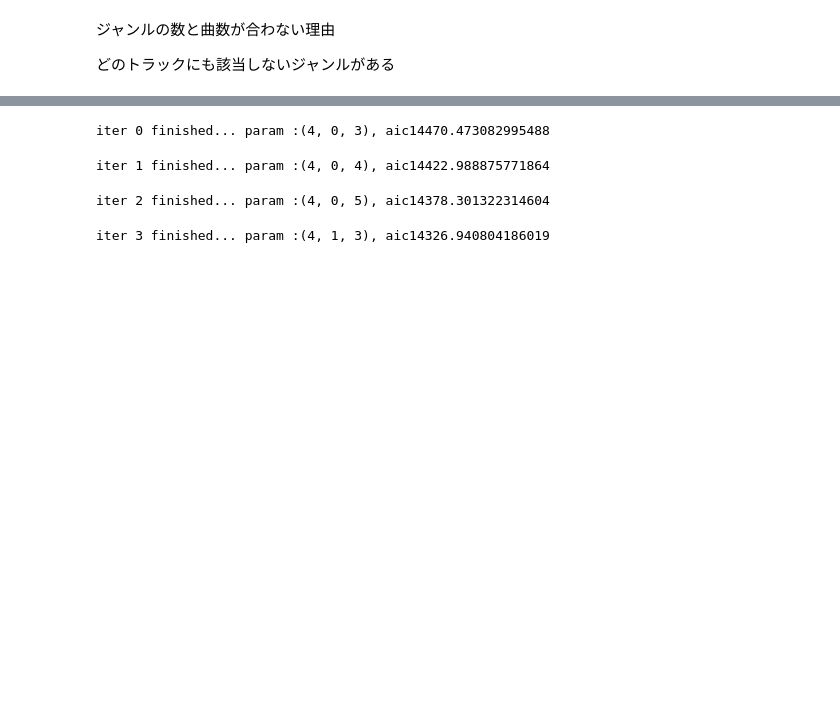
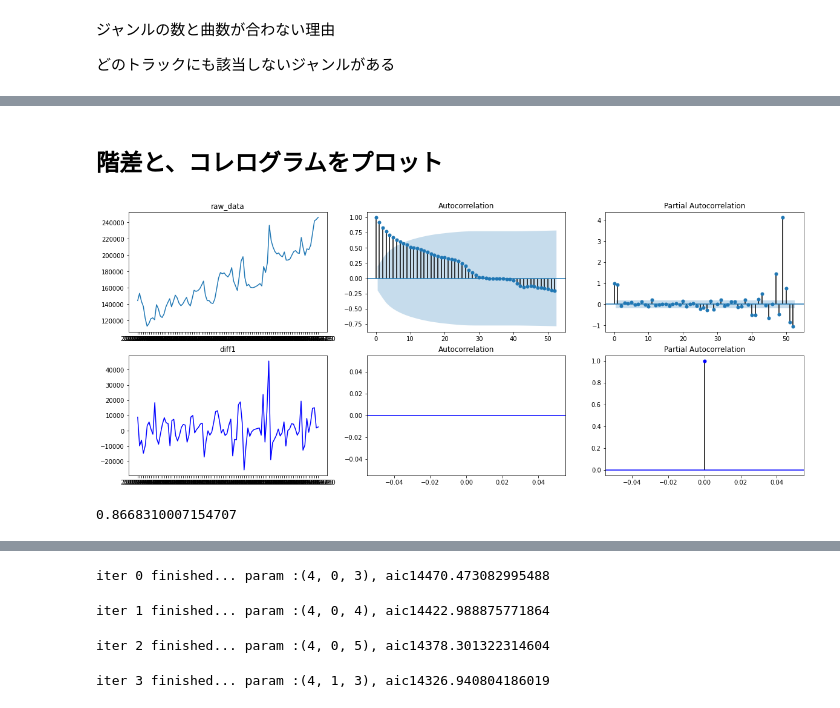
Before and after one commit to loverico/python_lecture, a Jupyter notebook: [Python講座]第3回Spotify_APIを用いたデータ分析.ipynb, the cells around one changed output, grey strips where cells are left out. Cells and saved outputs as stored; diff of their text form; code cells hidden in the pictures; blank space fills up the shorter version.

```diff
--- a/[Python講座]第3回Spotify_APIを用いたデータ分析.ipynb
+++ b/[Python講座]第3回Spotify_APIを用いたデータ分析.ipynb
@@ -1100,0 +428,7 @@ aic_df
+# %%
+#2019年を予測検証データに用いるため分ける
+# 訓練用のデータ
+train= UchiageHanabi_trend[
+    (UchiageHanabi_trend.date <= "2019-06-30")].set_index("date")[["Streams"]]
+# test（検証用のデータ)
+test = UchiageHanabi_trend[UchiageHanabi_trend.date > "2019-06-30"].set_index("date")[["Streams"]]
@@ -1100,0 +464,37 @@ aic_df
+# %% [markdown]
+## 階差と、コレログラムをプロット
+# %%
+import statsmodels.api as sm
+import matplotlib.pyplot as plt
+import datetime
+%matplotlib inline
+plt.rcParams["font.size"] = 10
+fig, ax = plt.subplots(2, 3, figsize=(20, 8))
+axes = ax.flatten()
+diff_color = "blue"
+# 階差を取得
+raw_data = train.Streams
+train_diff1 = raw_data.diff()
+axes[0].plot(raw_data)
+axes[0].set_title("raw_data")
+fig = sm.graphics.tsa.plot_acf(raw_data, lags=52, ax=axes[1])
+fig = sm.graphics.tsa.plot_pacf(raw_data, lags=52, ax=axes[2])
+
+axes[3].plot(train_diff1.dropna(), color=diff_color, alpha=1)
+axes[3].set_title("diff1")
+fig = sm.graphics.tsa.plot_acf(train_diff1, lags=52, ax=axes[4], color=diff_color)
+fig = sm.graphics.tsa.plot_pacf(train_diff1, lags=52, ax=axes[5], color=diff_color)
+# 左から、時系列グラフ、自己相関係数。偏自己相関係数（コレログラム）をプロットしたもの
+# 下図は、階差をした上でのグラフとなっている。
+# %% [output]
+[figure, added]
+# %%
+# ADF検定(上の時系列が単位根過程であるかを検定する)
+sm.tsa.stattools.adfuller(raw_data,
+                                   maxlag=None,
+                                   regression='c',
+                                   autolag='AIC',
+                                   store=False,
+                                   regresults=False)[1]
+# %% [output]
+0.8668310007154707
```
Also changed, not shown: parts of 112 cells of this notebook.
